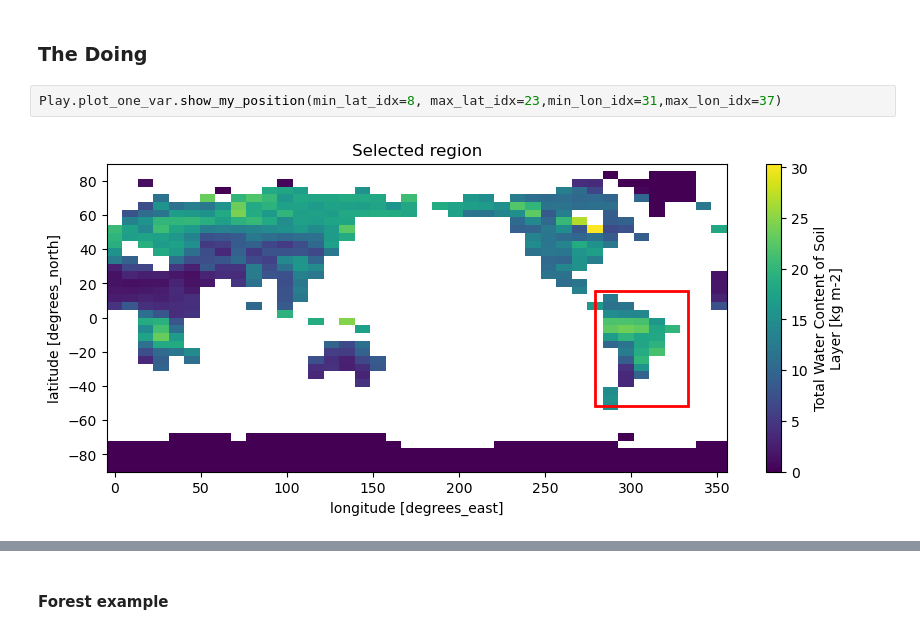
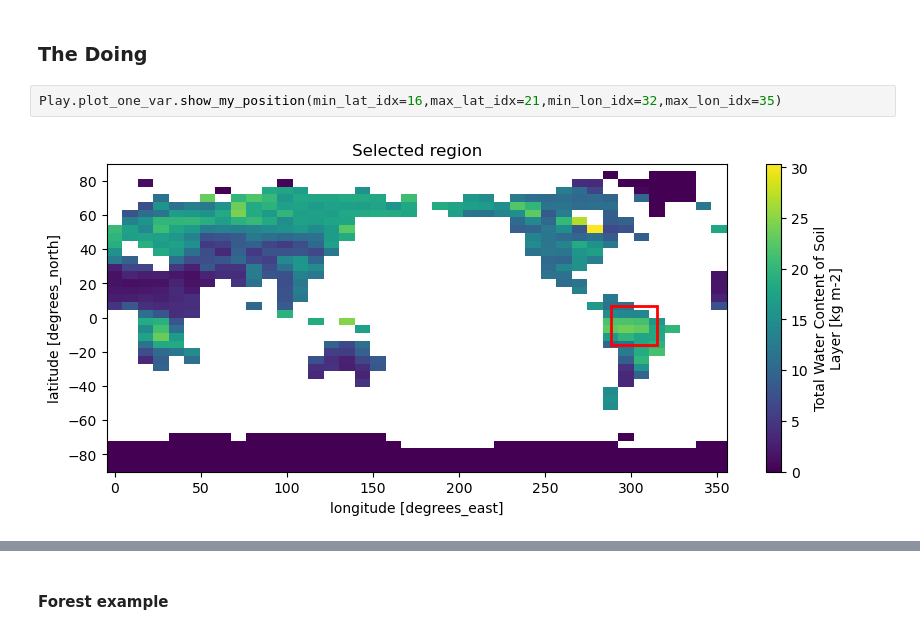
Before and after one commit to pjunghans1234/bachelorarbeit, a Jupyter notebook: Play_forest_regressor.ipynb, the cells around one changed output, grey strips where cells are left out. Cells and saved outputs as stored; diff of their text form.

```diff
--- a/Play_forest_regressor.ipynb
+++ b/Play_forest_regressor.ipynb
@@ -188,6 +84,6 @@ if False:
 # %% [markdown]
 ### The Doing
 # %%
-Play.plot_one_var.show_my_position(min_lat_idx=8, max_lat_idx=23,min_lon_idx=31,max_lon_idx=37)
+Play.plot_one_var.show_my_position(min_lat_idx=16,max_lat_idx=21,min_lon_idx=32,max_lon_idx=35)
 # %% [output]
-[figure, old version]
+[figure, new version]
```
Also changed, not shown: parts of 21 cells of this notebook, 3 other files.
